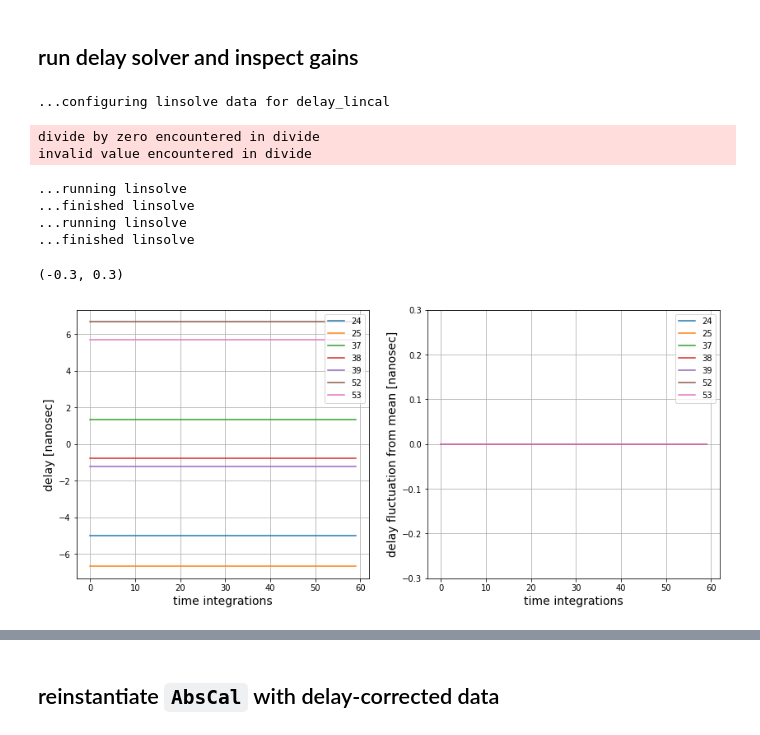
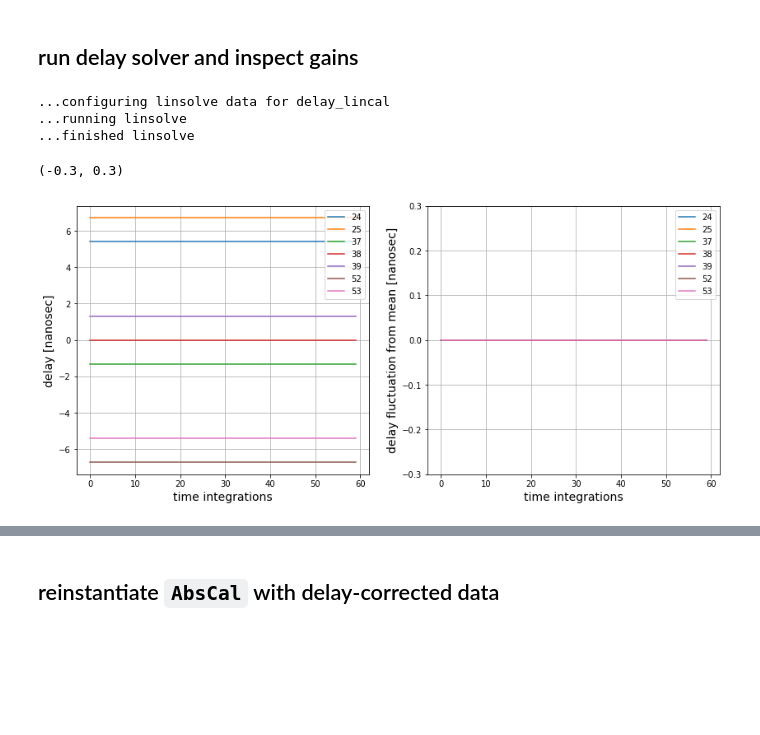
Before and after one commit to HERA-Team/hera_cal, a Jupyter notebook: scripts/notebooks/running_abscal.ipynb, the cells around one changed output, grey strips where cells are left out. Cells and saved outputs as stored; diff of their text form; code cells hidden in the pictures; blank space fills up the shorter version.

```diff
--- a/scripts/notebooks/running_abscal.ipynb
+++ b/scripts/notebooks/running_abscal.ipynb
@@ -116,37 +116,33 @@ Text(0.5,1,u"data PHS (24, 53, 'xx')")
 ## run delay solver and inspect gains
 # %%
 # kernel is median filter kernel, chosen to produce time-smooth output delays for this particular dataset
-AC.delay_lincal(kernel=(1, 3), medfilt=True, time_avg=True, solve_offsets=True)
+AC.delay_slope_lincal(kernel=(1, 3), medfilt=True, time_avg=True)
 # %% [output]
 ...configuring linsolve data for delay_lincal
+...running linsolve
+...finished linsolve
-divide by zero encountered in divide
-invalid value encountered in divide
-...running linsolve
-...finished linsolve
-...running linsolve
-...finished linsolve
 # %%
 # inspect delays
 fig, axes = plt.subplots(1, 2, figsize=(14, 6))
 
 ax = axes[0]
 ax.grid()
-dlys = AC.ant_dly_arr[:, :, 0, 0].T * 1e9
+dlys = AC.dly_slope_ant_dly_arr[:, :, 0, 0].T * 1e9
 pl = ax.plot(dlys)
 ax.legend(pl, AC.ants)
 ax.set_xlabel('time integrations', fontsize=14)
 ax.set_ylabel('delay [nanosec]', fontsize=14)
 
 ax = axes[1]
 ax.grid()
 mean_dly = np.median(dlys, axis=0)
 pl = ax.plot(dlys - mean_dly)
 ax.legend(pl, AC.ants)
 ax.set_xlabel('time integrations', fontsize=14)
 ax.set_ylabel('delay fluctuation from mean [nanosec]', fontsize=14)
 ax.set_ylim(-0.3, 0.3)
 # %% [output]
 (-0.3, 0.3)
-[figure, old version]
+[figure, new version]
 # %%
 # apply to data
```
Also changed, not shown: parts of 30 cells of this notebook, 3 other files.
